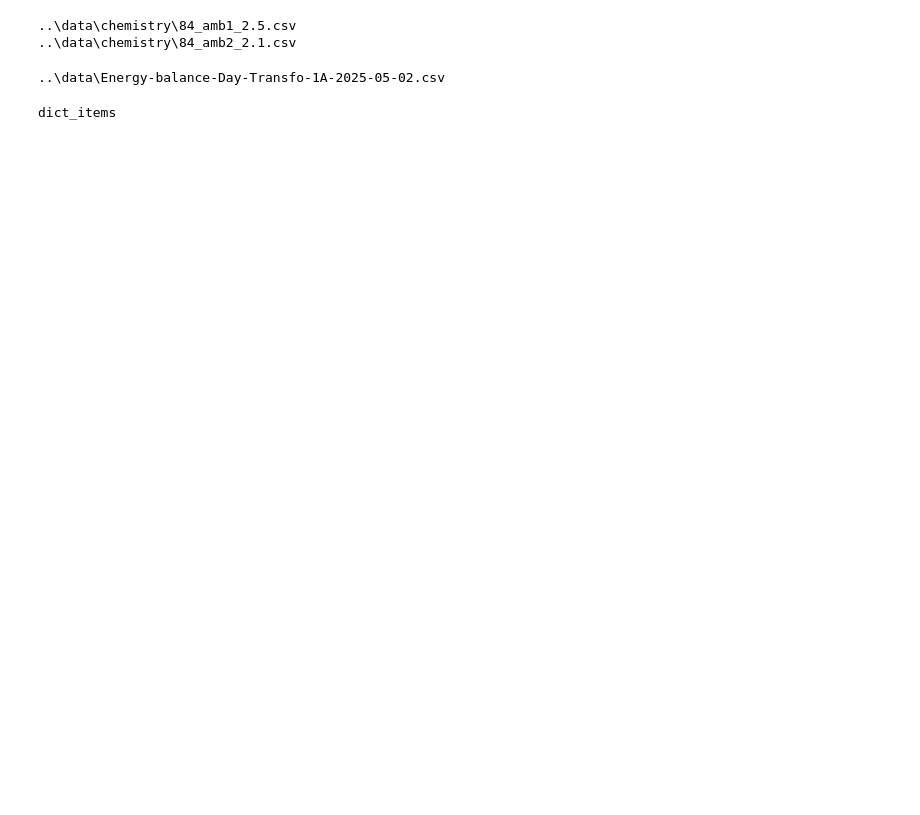
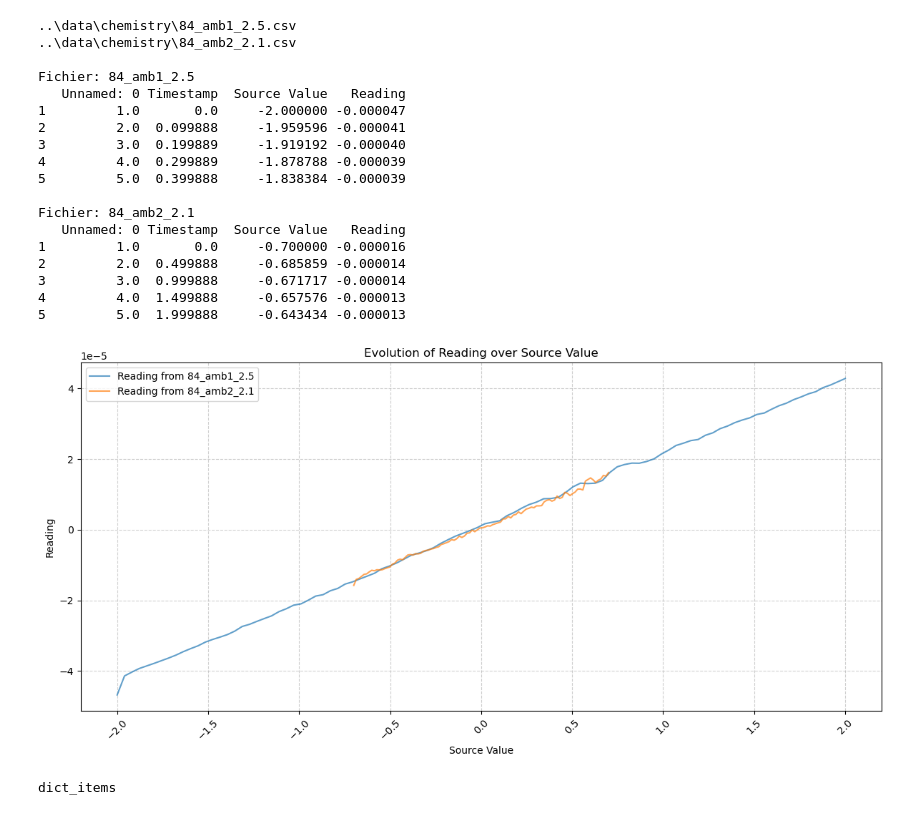
Before and after one commit to djili/all-about-python, a Jupyter notebook: data_analytics/multi-fichier.ipynb, the cells around one changed output. Drawn from its saved outputs; the diff is of its cells as text; code cells hidden in the pictures; blank space fills up the shorter version.

Commit message:
output figure frome repo

```diff
--- a/data_analytics/multi-fichier.ipynb
+++ b/data_analytics/multi-fichier.ipynb
@@ -4,3 +5,39 @@ from pathlib import Path
+# %%
+def draw_from_csv(dfs):
+
+    # Create figure and axis with specific size
+    fig, ax = plt.subplots(figsize=(12, 6))
+
+    for name, dataframe in dfs.items():
+        #dataframe.drop(columns=['Unnamed: 0'], inplace=True)
+        dataframe = dataframe.drop(dataframe.index[0])
+        dataframe['Source Value'] = dataframe['Source Value'].str.replace(',', '.').astype(float)
+        dataframe['Reading'] = dataframe['Reading'].str.replace(',', '.').astype(float)
+        print(f"\nFichier: {name}")
+        print(dataframe.head())
+        ax.plot(dataframe['Source Value'], dataframe['Reading'], label=f'Reading from {name}', alpha=0.7)
+
+    # Customize the plot
+    ax.set_title('Evolution of Reading over Source Value')
+    ax.set_xlabel('Source Value')
+    ax.set_ylabel('Reading')
+    ax.grid(True, linestyle='--', alpha=0.6)
+
+    # Rotate x-axis labels for better readability
+    plt.xticks(rotation=45)
+
+    # Add legend
+    ax.legend()
+
+    # Adjust layout to prevent label cutoff
+    plt.tight_layout()
+
+    #Save figure
+    plt.savefig(f"../output/all-file.png")
+
+
+    # Show the plot
+    plt.show()
 # %%
 def load_csv_from_folder(folder_path):
     """Charge tous les fichiers CSV d'un dossier en DataFrames pandas"""
@@ -13,16 +50,29 @@ def load_csv_from_folder(folder_path):
 
     return csv_files
 # %%
-folder_path = "../data/chemistry"  # À modifier selon votre dossier
+folder_path = "../data/chemistry/"  # À modifier selon votre dossier
 dfs = load_csv_from_folder(folder_path)
+draw_from_csv(dfs)
 # %% [output]
 ..\data\chemistry\84_amb1_2.5.csv
 ..\data\chemistry\84_amb2_2.1.csv
+
+Fichier: 84_amb1_2.5
+   Unnamed: 0 Timestamp  Source Value   Reading
+1         1.0       0.0     -2.000000 -0.000047
+2         2.0  0.099888     -1.959596 -0.000041
+3         3.0  0.199889     -1.919192 -0.000040
+4         4.0  0.299889     -1.878788 -0.000039
+5         5.0  0.399888     -1.838384 -0.000039
+
+Fichier: 84_amb2_2.1
+   Unnamed: 0 Timestamp  Source Value   Reading
+1         1.0       0.0     -0.700000 -0.000016
+2         2.0  0.499888     -0.685859 -0.000014
+3         3.0  0.999888     -0.671717 -0.000014
+4         4.0  1.499888     -0.657576 -0.000013
+5         5.0  1.999888     -0.643434 -0.000013
+[figure, added]
-# %%
-folder_path = "../data/"  # À modifier selon votre dossier
-dfs = load_csv_from_folder(folder_path)
-# %% [output]
-..\data\Energy-balance-Day-Transfo-1A-2025-05-02.csv
 # %%
 type(dfs.items())
 # %% [output]
```
Also changed, not shown: parts of 2 cells of this notebook, 3 other files.
